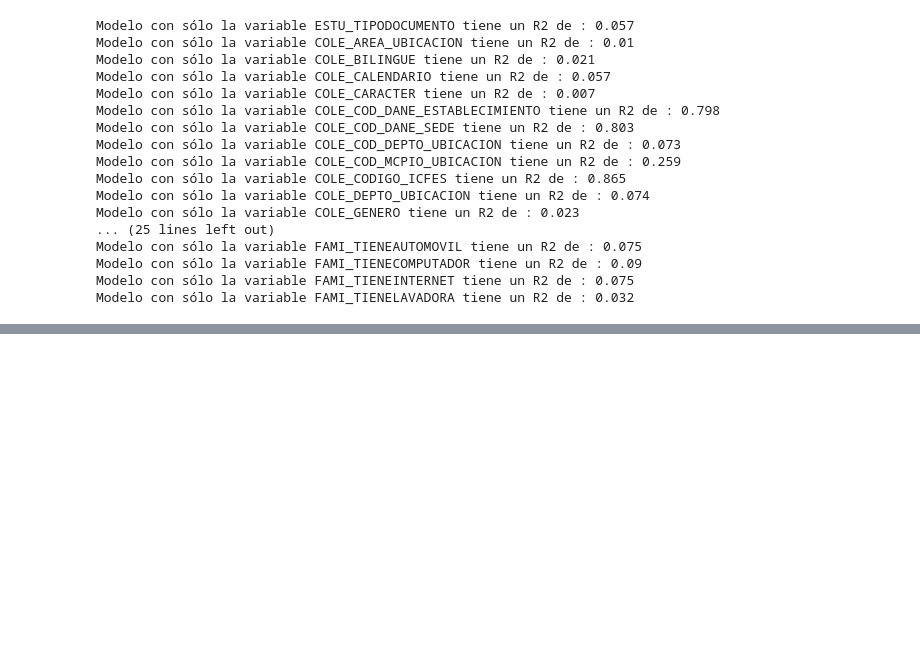
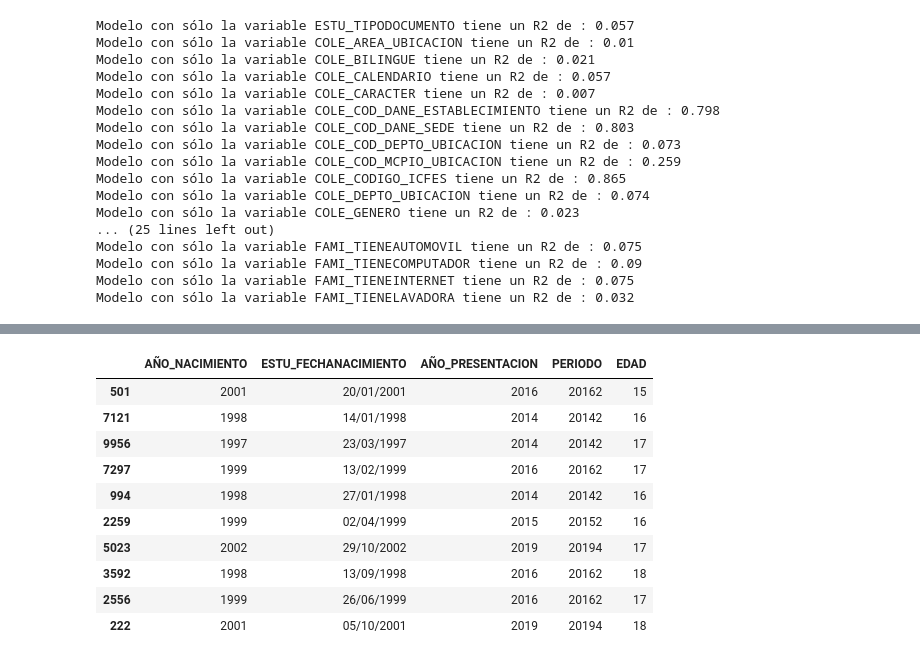
Before and after one commit to dalatorrem/Diplomado_Metodos_UCentral_2023, a Jupyter notebook: 28_practica_analisis_lineal.ipynb, the cells around one changed output, grey strips where cells are left out. Drawn from its saved outputs; the diff is of its cells as text; code cells hidden in the pictures; blank space fills up the shorter version.

```diff
--- a/28_practica_analisis_lineal.ipynb
+++ b/28_practica_analisis_lineal.ipynb
@@ -294,0 +409,4 @@ Modelo con sólo la variable FAMI_TIENELAVADORA tiene un R2 de : 0.032
+# %%
+val_counts = df_train_n[col].value_counts(1)
+val_counts = val_counts[val_counts>0.05]
+val_counts.index
@@ -294,0 +534,22 @@ Modelo con sólo la variable FAMI_TIENELAVADORA tiene un R2 de : 0.032
+# %%
+df_train_n = df_train.copy()
+df_test_n = df_test.copy()
+vars_candidatas = []
+umbral_r2 = 0.0001
+for col in list_vars_model:
+  list_rep = list(set(df_train_n[col].unique()) & set(df_test_n[col].unique()))
+  val_counts = df_train_n[col].value_counts(1)
+  val_counts = val_counts[val_counts>0.05]  # si está por debajo del 5% iría a otro
+  list_rep = [x for x in list_rep if x in val_counts.index]
+  df_train_n[col] = [x if x in list_rep else 'otro' for x in df_train_n[col]]
+  df_test_n[col] = [x if x in list_rep else 'otro' for x in df_test_n[col]]
+  model_col = smf.ols(formula=f'{TARGET}~{col}',data=df_train_n).fit()
+  r_2_summary = round(model_col.rsquared, 3)
+  r_2_train_cal = round(r2_score(df_train_n[TARGET], model_col.predict(df_train_n)),3)
+
+  r_2_test_cal = round(r2_score(df_test_n[TARGET], model_col.predict(df_test_n)),3)
+  # agregando las columnas que tengan r2 mayor que umbral
+  if r_2_train_cal>umbral_r2:
+    vars_candidatas.append(col)
+  print(f'Modelo con sólo la variable {col}',
+        f'tiene un R2 Resumen_modelo, train, test {r_2_summary, r_2_train_cal, r_2_test_cal}')
@@ -294,0 +653,6 @@ Modelo con sólo la variable FAMI_TIENELAVADORA tiene un R2 de : 0.032
+# %%
+list_vars_select = vars_candidatas + ['ESTU_FECHANACIMIENTO', 'PERIODO', TARGET]
+# %%
+data_modelo_con_edad = data_saber[list_vars_select].dropna().copy()
+df_train, df_test = train_test_split(data_modelo_con_edad, test_size=0.25, random_state=r_state)
+len(df_train), len(df_test), len(df_train)/len(data_modelo_con_edad), len(df_test)/len(data_modelo_con_edad)
@@ -294,0 +691,17 @@ Modelo con sólo la variable FAMI_TIENELAVADORA tiene un R2 de : 0.032
+# %%
+df_train['AÑO_NACIMIENTO'] = [int(x[-4:]) if int(x[-4:])>100 else int(x[-4:])+2000 for x in df_train['ESTU_FECHANACIMIENTO']]
+df_train['AÑO_PRESENTACION'] = [int(str(x)[:4]) for x in df_train['PERIODO']]
+df_train['EDAD'] = df_train['AÑO_PRESENTACION'] - df_train['AÑO_NACIMIENTO']
+df_train[['AÑO_NACIMIENTO', 'ESTU_FECHANACIMIENTO', 'AÑO_PRESENTACION', 'PERIODO', 'EDAD']].sample(10)
+# %% [output]
+|  | AÑO_NACIMIENTO | ESTU_FECHANACIMIENTO | AÑO_PRESENTACION | PERIODO | EDAD |
+| 501 | 2001 | 20/01/2001 | 2016 | 20162 | 15 |
+| 7121 | 1998 | 14/01/1998 | 2014 | 20142 | 16 |
+| 9956 | 1997 | 23/03/1997 | 2014 | 20142 | 17 |
+| 7297 | 1999 | 13/02/1999 | 2016 | 20162 | 17 |
+| 994 | 1998 | 27/01/1998 | 2014 | 20142 | 16 |
+| 2259 | 1999 | 02/04/1999 | 2015 | 20152 | 16 |
+| 5023 | 2002 | 29/10/2002 | 2019 | 20194 | 17 |
+| 3592 | 1998 | 13/09/1998 | 2016 | 20162 | 18 |
+| 2556 | 1999 | 26/06/1999 | 2016 | 20162 | 17 |
+| 222 | 2001 | 05/10/2001 | 2019 | 20194 | 18 |
```
Also changed, not shown: parts of 73 cells of this notebook.
